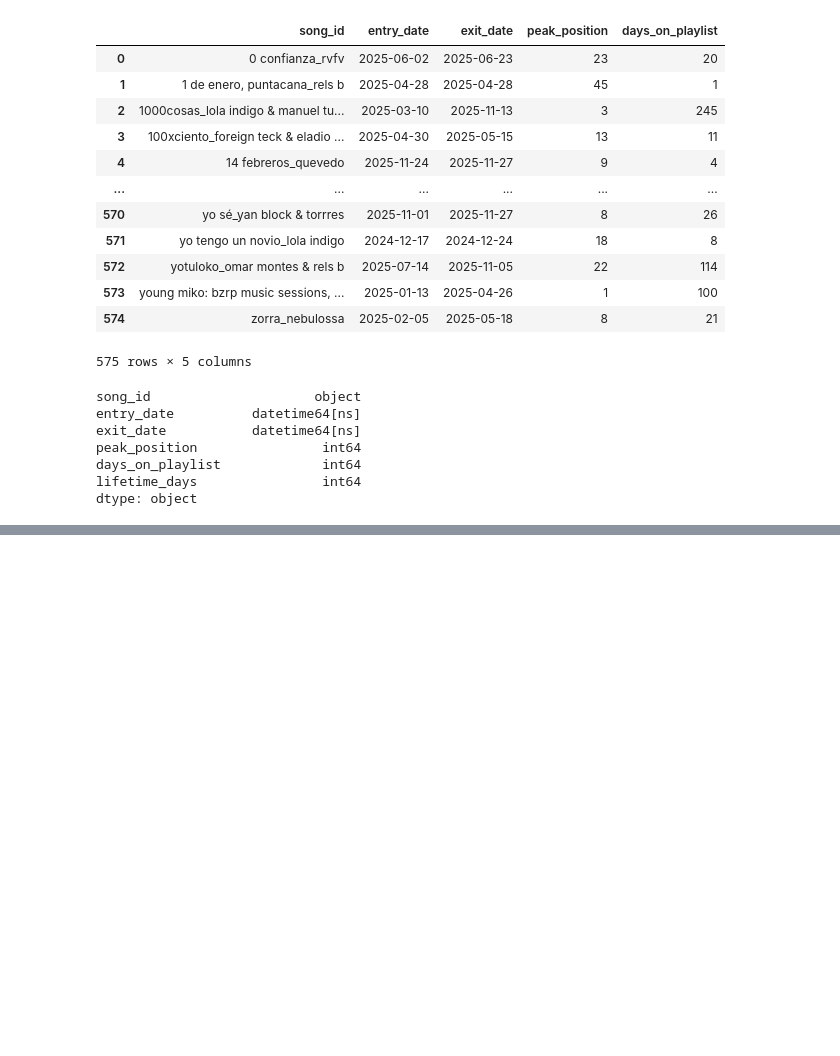
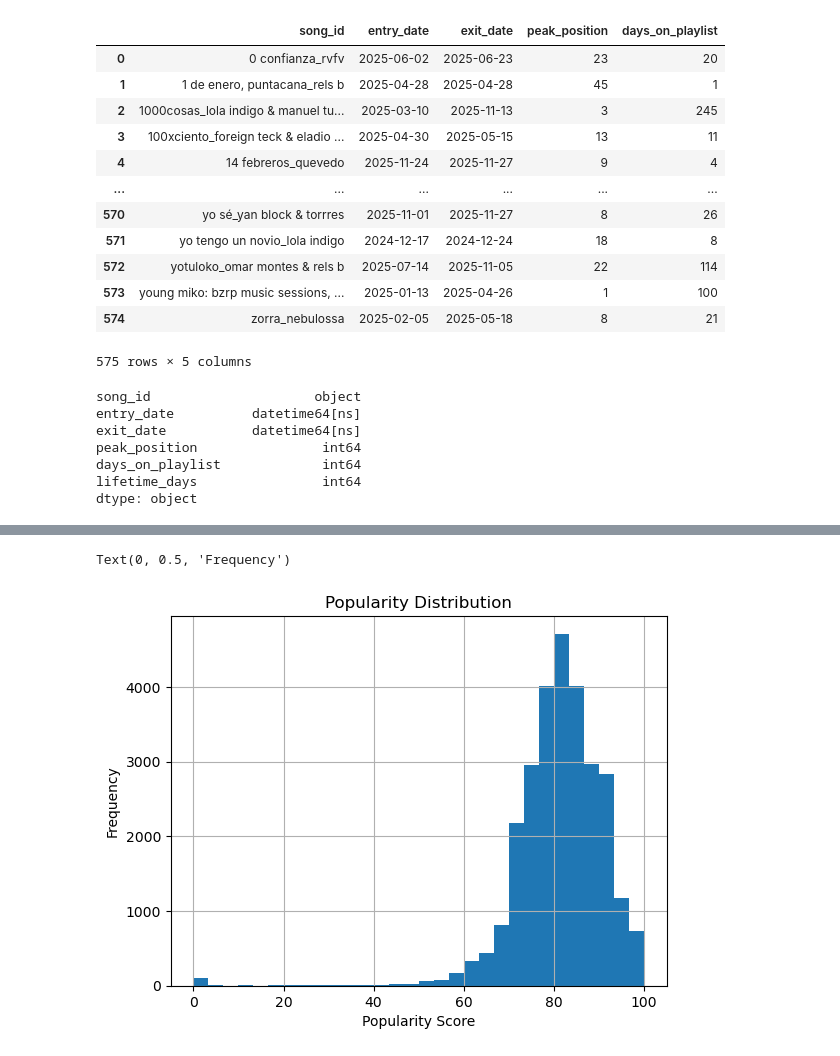
Before and after one commit to Pushpak-07/Spain_Songs_Dashboard-, a Jupyter notebook: notebooks/normailzed_2.ipynb, the cells around one changed output, grey strips where cells are left out. Drawn from its saved outputs; the diff is of its cells as text; code cells hidden in the pictures; blank space fills up the shorter version.

```diff
--- a/notebooks/normailzed_2.ipynb
+++ b/notebooks/normailzed_2.ipynb
@@ -80,0 +125,9 @@ dtype: object
+# %%
+# Popularity Distribution
+df['popularity'].hist(bins=30)
+plt.title("Popularity Distribution")
+plt.xlabel("Popularity Score")
+plt.ylabel("Frequency")
+# %% [output]
+Text(0, 0.5, 'Frequency')
+[figure, added]
```
Also changed, not shown: parts of 8 cells of this notebook.
